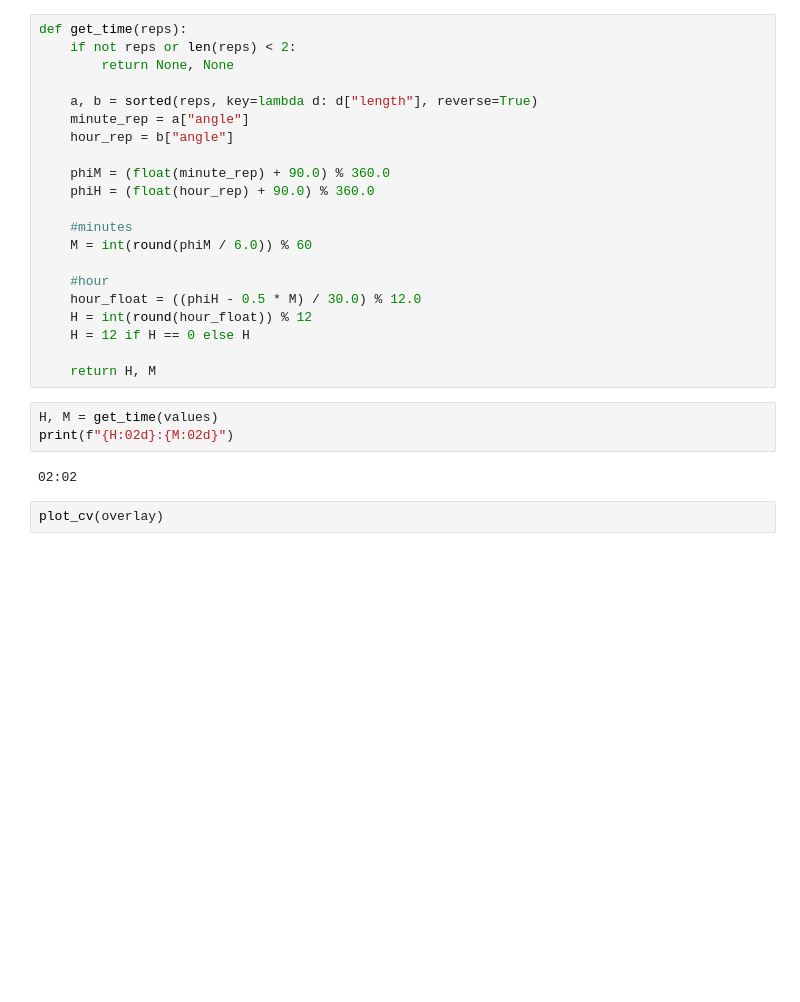
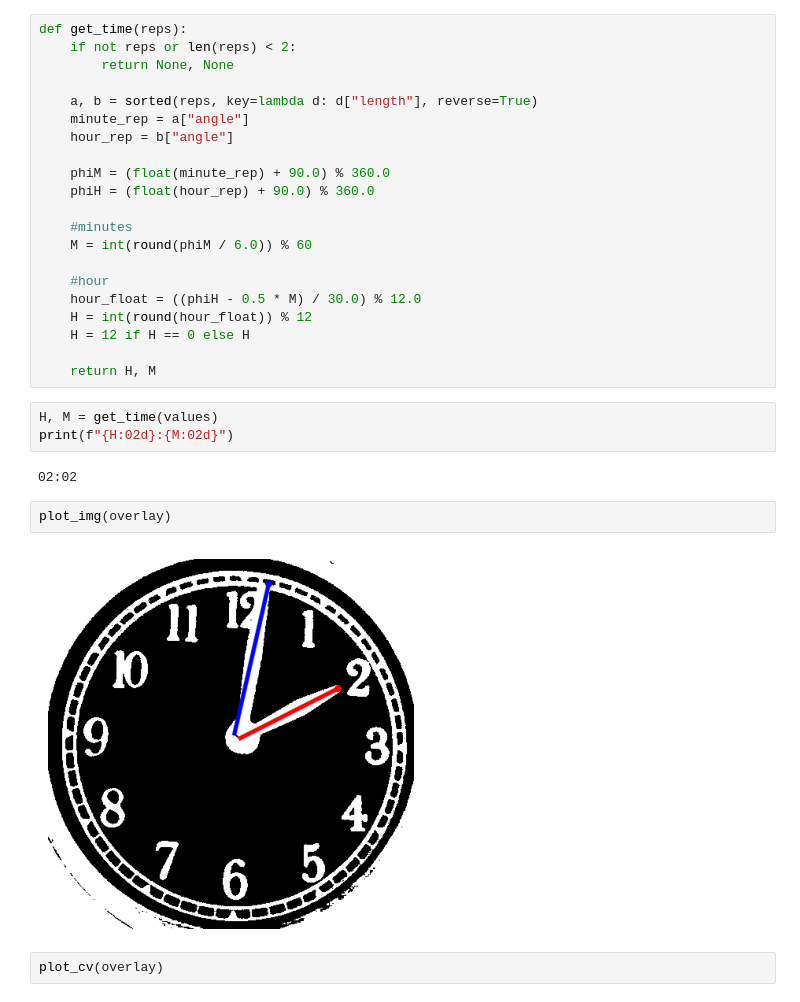
Before and after one commit to Malk97sc/Computer_Vision_Research, a Jupyter notebook: Images_Course/Workshops/Clock_detection/hour_detection.ipynb, the cells around one changed output. Saved outputs shown, nothing was run; the diff lists cells and outputs as text; blank space fills up the shorter version.

```diff
--- a/Images_Course/Workshops/Clock_detection/hour_detection.ipynb
+++ b/Images_Course/Workshops/Clock_detection/hour_detection.ipynb
@@ -316,5 +316,9 @@ H, M = get_time(values)
 print(f"{H:02d}:{M:02d}")
 # %% [output]
 02:02
+# %%
+plot_img(overlay)
+# %% [output]
+[figure, added]
 # %%
 plot_cv(overlay)
```
